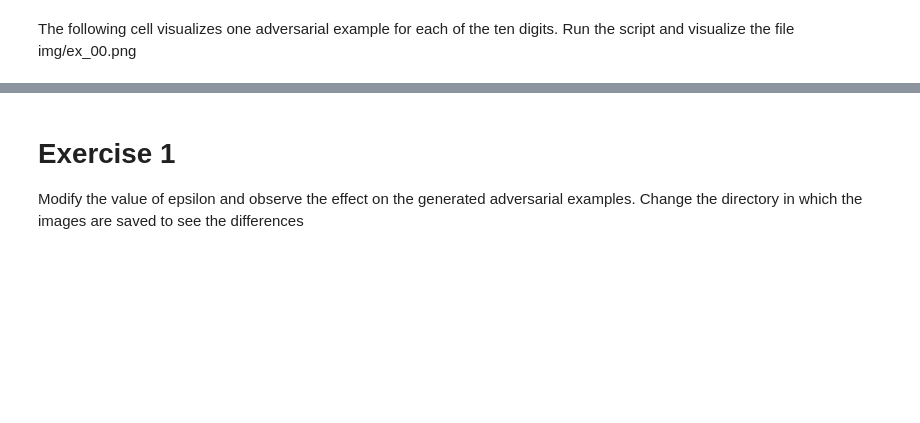
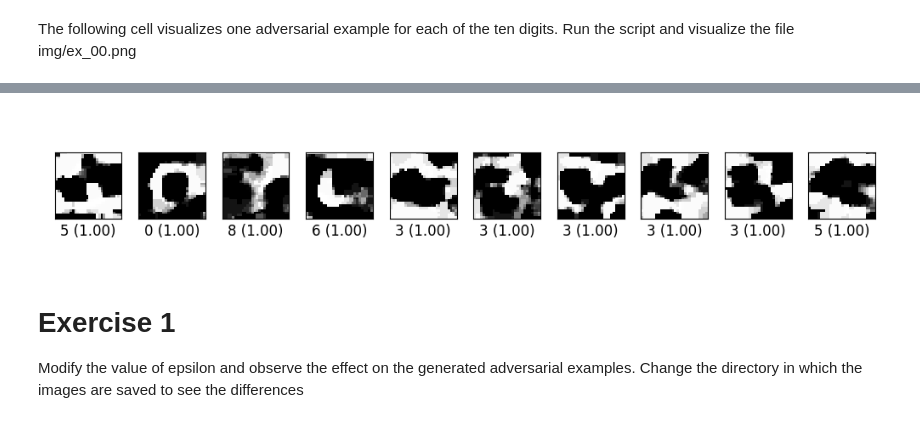
Before and after one commit to juletx/MLNN-labs, a Jupyter notebook: Lab13/Lab13_Adversarial_Examples.ipynb, the cells around one changed output, grey strips where cells are left out. Cells and saved outputs as stored; diff of their text form; code cells hidden in the pictures; blank space fills up the shorter version.

```diff
--- a/Lab13/Lab13_Adversarial_Examples.ipynb
+++ b/Lab13/Lab13_Adversarial_Examples.ipynb
@@ -417,3 +501,8 @@ plt.savefig('img/ex_00.png')
+# %%
+from PIL import Image
+Image.open("img/ex_00.png")
+# %% [output]
+[figure, added]
 # %% [markdown]
 # Exercise 1
 
```
Also changed, not shown: parts of 27 cells of this notebook, 6 other files.
